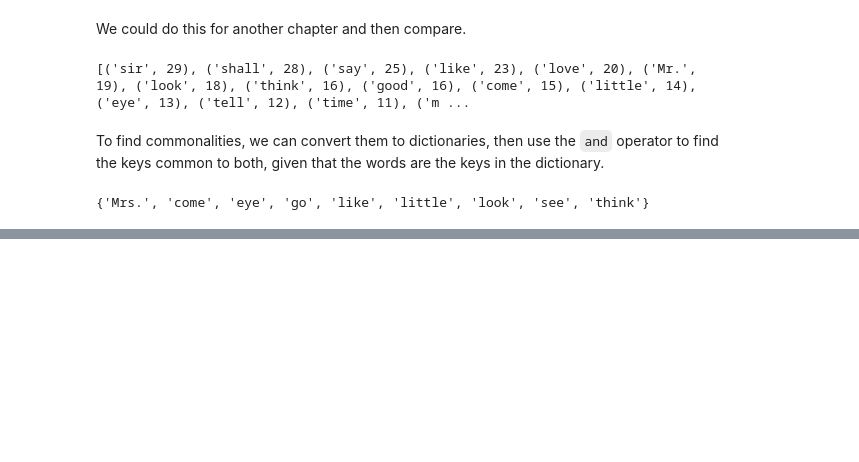
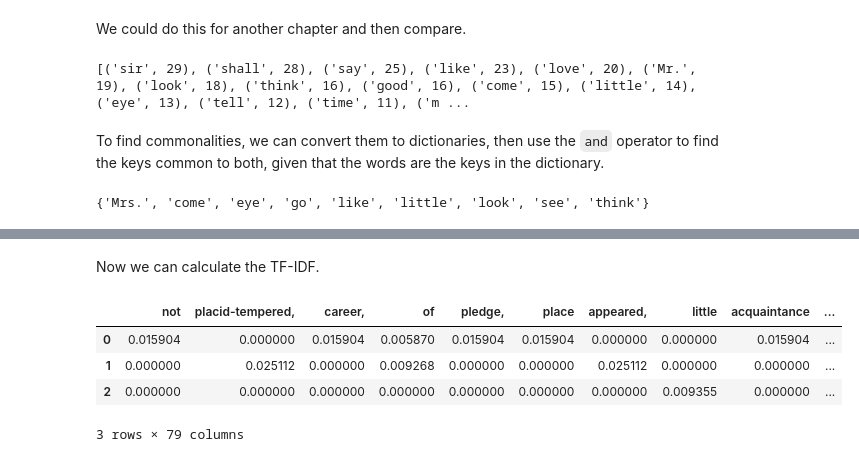
Before and after one commit to jruedas1/cedish-nlp-workshop, a Jupyter notebook: Python-workshop-3-nlp.ipynb, the cells around one changed output, grey strips where cells are left out. Drawn from its saved outputs; the diff is of its cells as text; code cells hidden in the pictures; blank space fills up the shorter version.

```diff
--- a/Python-workshop-3-nlp.ipynb
+++ b/Python-workshop-3-nlp.ipynb
@@ -727,0 +897,12 @@ plt.show()
+# %%
+print("IDF of: ")
+
+idf = {}
+
+for w in all_words:
+    k = 0 #num docs in corpus that contain word
+    for i in range(num_docs):
+        if w in corpus[i].split():
+            k+=1
+    idf[w] = np.log10(num_docs/k)
+    print(f'{w:.15}: {idf[w]:>10}')
@@ -727,0 +927,16 @@ plt.show()
+# %% [markdown]
+Now we can calculate the TF-IDF.
+# %%
+tf_idf_df = tf_df.copy()
+
+for w in all_words:
+    for i in range(num_docs):
+        tf_idf_df.loc[i, w] = tf_df[w][i] * idf[w]
+
+tf_idf_df
+# %% [output]
+|  | not | placid-tempered, | career, | of | pledge, | place | appeared, | little | acquaintance | ... |
+| 0 | 0.015904 | 0.000000 | 0.015904 | 0.005870 | 0.015904 | 0.015904 | 0.000000 | 0.000000 | 0.015904 | ... |
+| 1 | 0.000000 | 0.025112 | 0.000000 | 0.009268 | 0.000000 | 0.000000 | 0.025112 | 0.000000 | 0.000000 | ... |
+| 2 | 0.000000 | 0.000000 | 0.000000 | 0.000000 | 0.000000 | 0.000000 | 0.000000 | 0.009355 | 0.000000 | ... |
+3 rows × 79 columns
```
Also changed, not shown: parts of 23 cells of this notebook.
